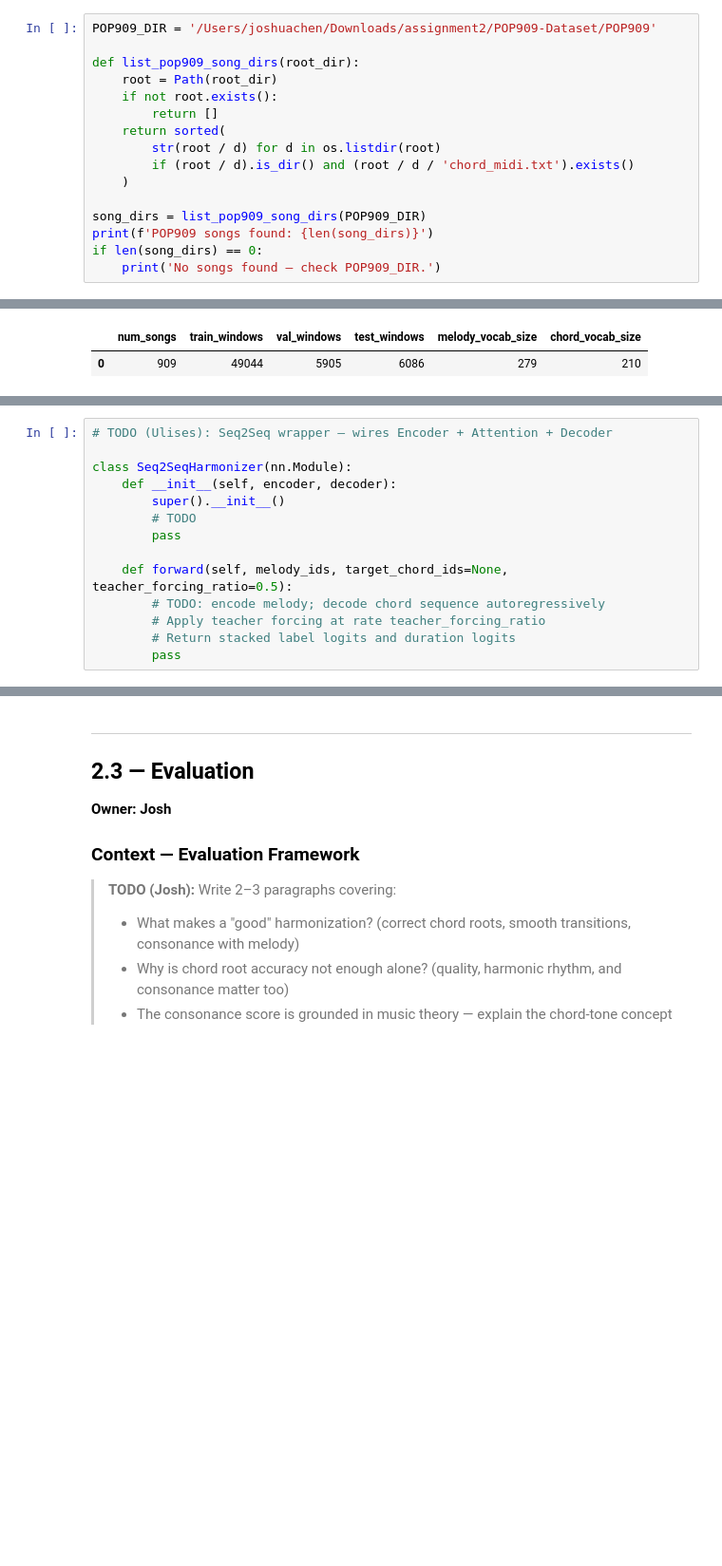
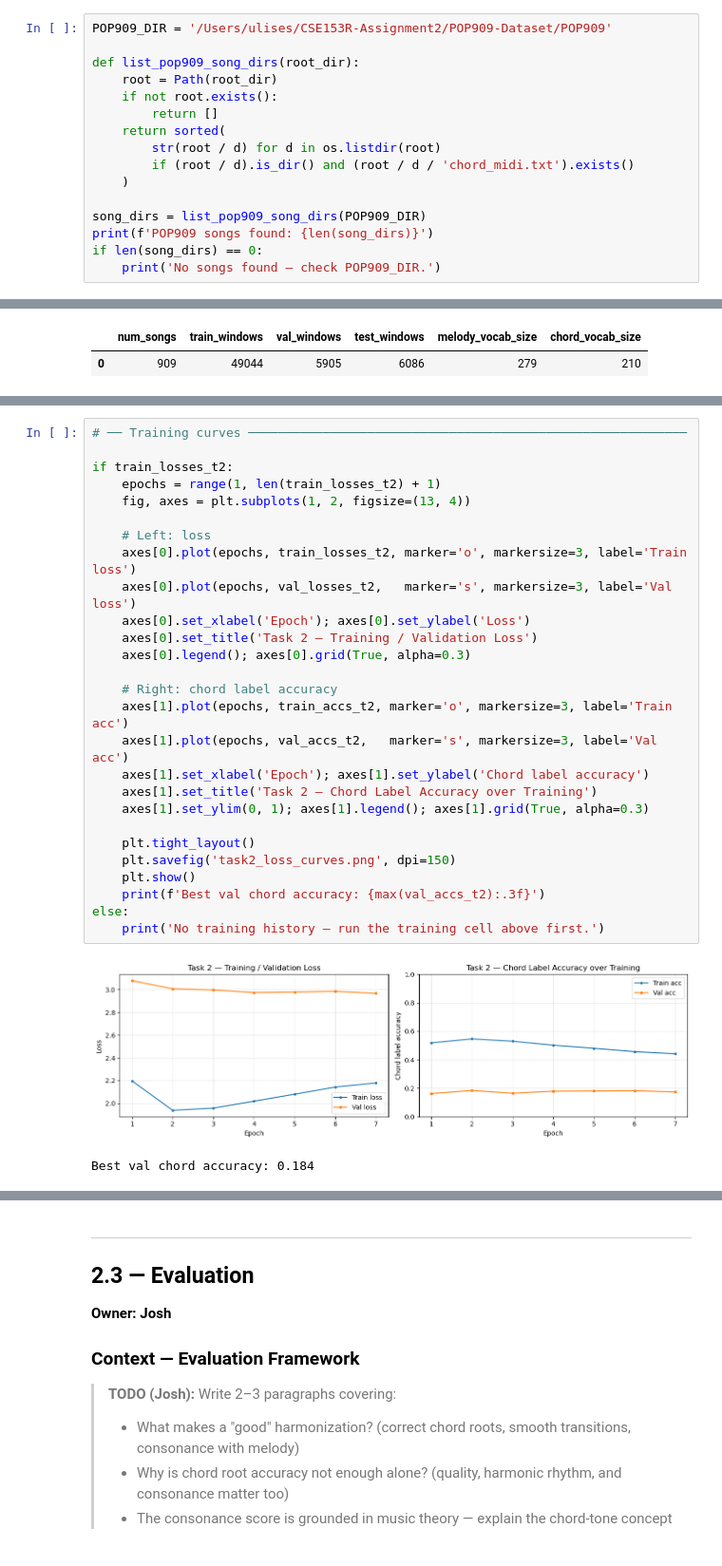
Before and after one commit to ulises0516/CSE153R-Assignment2, a Jupyter notebook: simple_notebook.ipynb, the cells around one changed output, grey strips where cells are left out. Shown at 95% size. Drawn from its saved outputs; the diff is of its cells as text; blank space fills up the shorter version.

```diff
--- a/simple_notebook.ipynb
+++ b/simple_notebook.ipynb
@@ -493,7 +762,7 @@ We use POP909 for **Task 2: melody-conditioned harmonization** — given a short
 
 **80/10/10 split by song:** As with Task 1, the split is performed at the *song* level — all windows from a given song stay in one partition. Splitting at the window level would leak melodic and harmonic patterns from a song's training windows into its test windows, making evaluation scores artificially optimistic.
 # %%
-POP909_DIR = '/Users/joshuachen/Downloads/assignment2/POP909-Dataset/POP909'
+POP909_DIR = '/Users/ulises/CSE153R-Assignment2/POP909-Dataset/POP909'
 
 def list_pop909_song_dirs(root_dir):
     root = Path(root_dir)
@@ -829,14 +1013,0 @@ class Decoder(nn.Module):
-# %%
-# TODO (Ulises): Seq2Seq wrapper — wires Encoder + Attention + Decoder
-
-class Seq2SeqHarmonizer(nn.Module):
-    def __init__(self, encoder, decoder):
-        super().__init__()
-        # TODO
-        pass
-
-    def forward(self, melody_ids, target_chord_ids=None, teacher_forcing_ratio=0.5):
-        # TODO: encode melody; decode chord sequence autoregressively
-        # Apply teacher forcing at rate teacher_forcing_ratio
-        # Return stacked label logits and duration logits
-        pass
@@ -899,0 +1277,30 @@ def harmonization_to_midi(melody_notes, predicted_chords, output_path='symbolic_
+# %%
+# ── Training curves ───────────────────────────────────────────────────────────
+
+if train_losses_t2:
+    epochs = range(1, len(train_losses_t2) + 1)
+    fig, axes = plt.subplots(1, 2, figsize=(13, 4))
+
+    # Left: loss
+    axes[0].plot(epochs, train_losses_t2, marker='o', markersize=3, label='Train loss')
+    axes[0].plot(epochs, val_losses_t2,   marker='s', markersize=3, label='Val loss')
+    axes[0].set_xlabel('Epoch'); axes[0].set_ylabel('Loss')
+    axes[0].set_title('Task 2 — Training / Validation Loss')
+    axes[0].legend(); axes[0].grid(True, alpha=0.3)
+
+    # Right: chord label accuracy
+    axes[1].plot(epochs, train_accs_t2, marker='o', markersize=3, label='Train acc')
+    axes[1].plot(epochs, val_accs_t2,   marker='s', markersize=3, label='Val acc')
+    axes[1].set_xlabel('Epoch'); axes[1].set_ylabel('Chord label accuracy')
+    axes[1].set_title('Task 2 — Chord Label Accuracy over Training')
+    axes[1].set_ylim(0, 1); axes[1].legend(); axes[1].grid(True, alpha=0.3)
+
+    plt.tight_layout()
+    plt.savefig('task2_loss_curves.png', dpi=150)
+    plt.show()
+    print(f'Best val chord accuracy: {max(val_accs_t2):.3f}')
+else:
+    print('No training history — run the training cell above first.')
+# %% [output]
+[figure, added]
+Best val chord accuracy: 0.184
```
Also changed, not shown: parts of 43 cells of this notebook, 12 other files.
